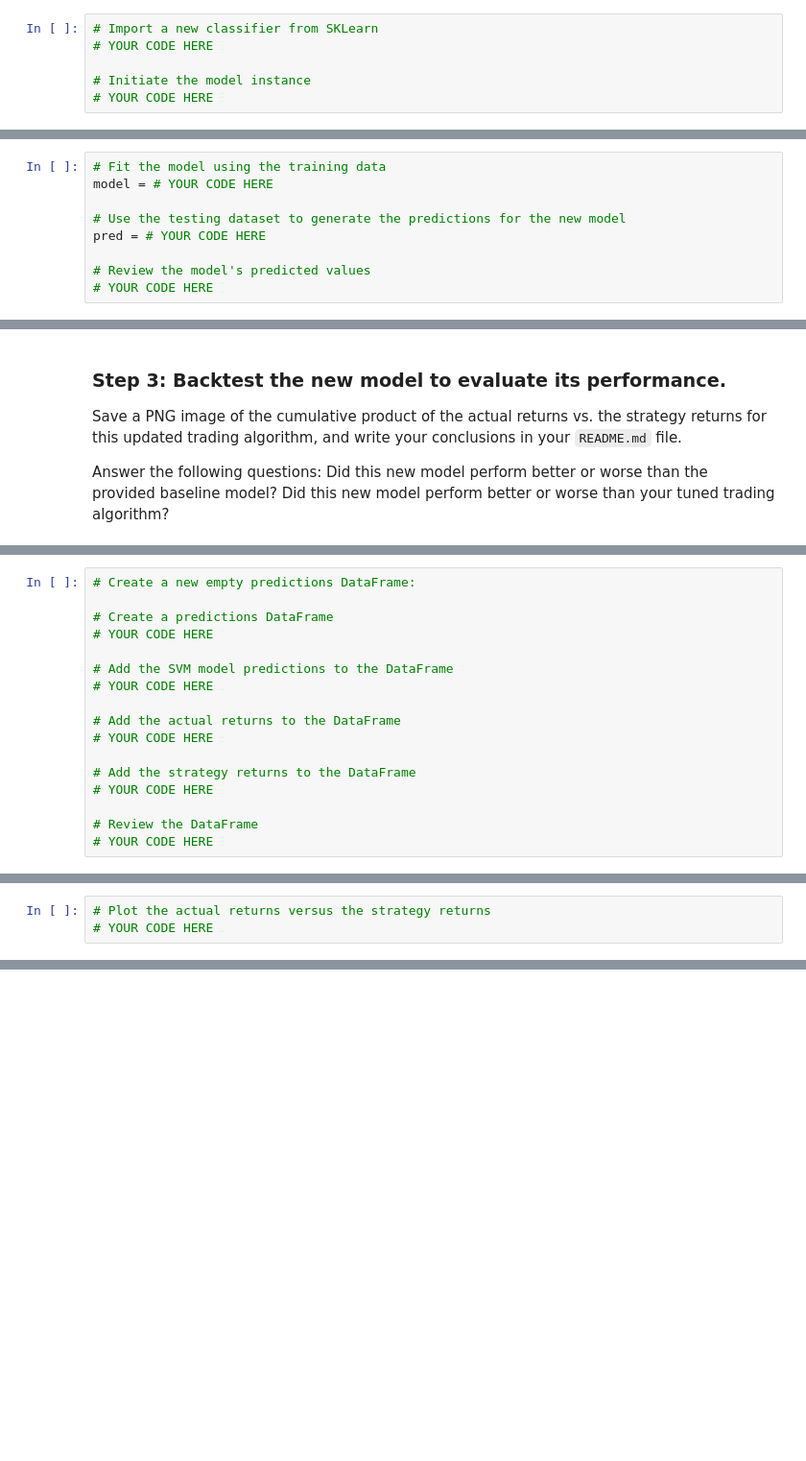
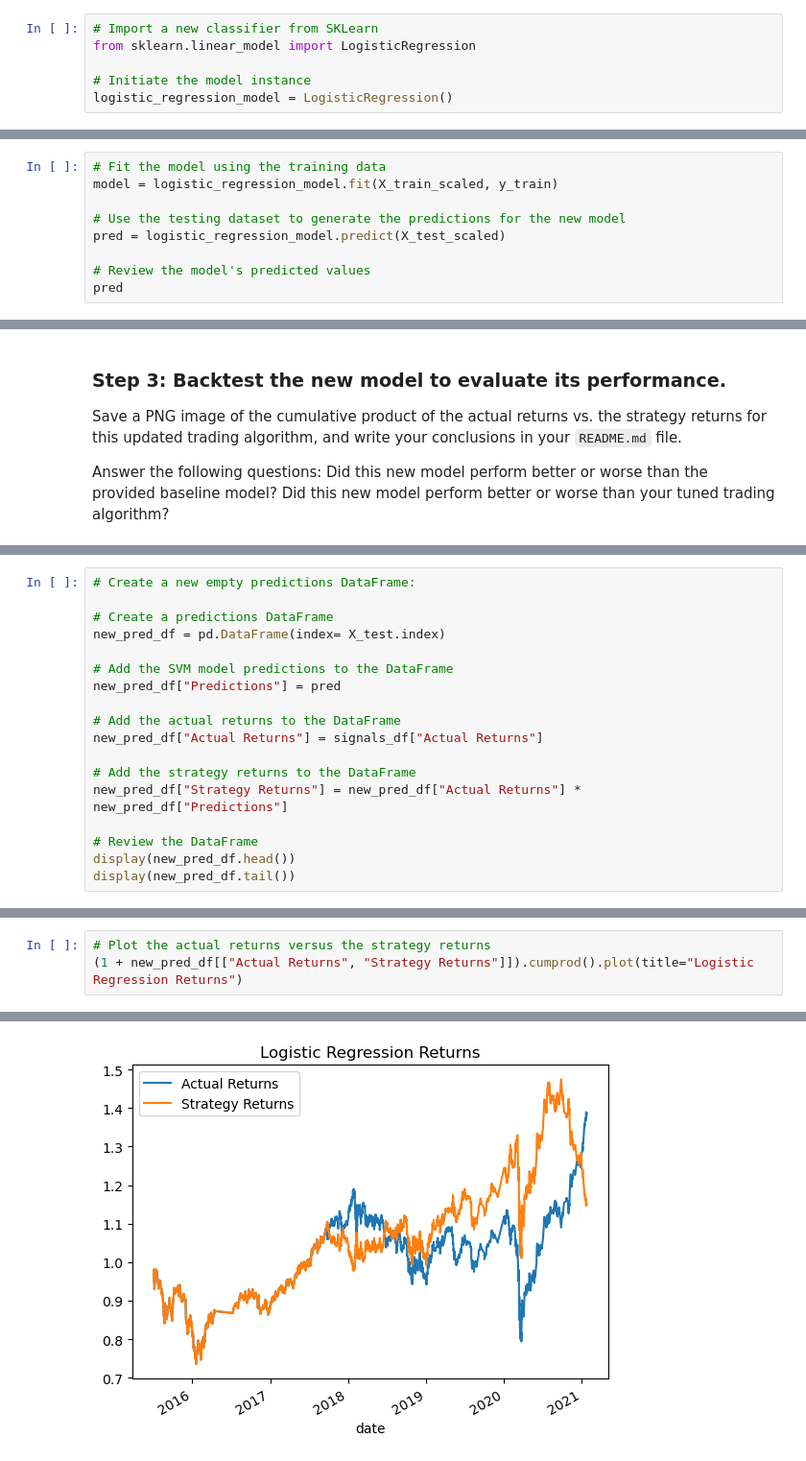
Before and after one commit to AnvithaChaluvadi/Machine-Learning-Trading-Bot_Module14Challenge, a Jupyter notebook: machine_learning_trading_bot.ipynb, the cells around one changed output, grey strips where cells are left out. Shown: that part at 96% size. Drawn from its saved outputs; the diff is of its cells as text; blank space fills up the shorter version.

```diff
--- a/machine_learning_trading_bot.ipynb
+++ b/machine_learning_trading_bot.ipynb
@@ -393,18 +422,18 @@ In this section, you’ll use the original parameters that the starter code prov
 ### Step 1:  Import a new classifier, such as `AdaBoost`, `DecisionTreeClassifier`, or `LogisticRegression`. (For the full list of classifiers, refer to the [Supervised learning page](https://scikit-learn.org/stable/supervised_learning.html) in the scikit-learn documentation.)
 # %%
 # Import a new classifier from SKLearn
-# YOUR CODE HERE
+from sklearn.linear_model import LogisticRegression
 
 # Initiate the model instance
-# YOUR CODE HERE
+logistic_regression_model = LogisticRegression()
 # %% [markdown]
 ### Step 2: Using the original training data as the baseline model, fit another model with the new classifier.
 # %%
 # Fit the model using the training data
-model = # YOUR CODE HERE
+model = logistic_regression_model.fit(X_train_scaled, y_train)
 
 # Use the testing dataset to generate the predictions for the new model
-pred = # YOUR CODE HERE
+pred = logistic_regression_model.predict(X_test_scaled)
 
 # Review the model's predicted values
-# YOUR CODE HERE
+pred
@@ -426,16 +466,17 @@ Did this new model perform better or worse than your tuned trading algorithm?
 # Create a new empty predictions DataFrame:
 
 # Create a predictions DataFrame
-# YOUR CODE HERE
+new_pred_df = pd.DataFrame(index= X_test.index)
 
 # Add the SVM model predictions to the DataFrame
-# YOUR CODE HERE
+new_pred_df["Predictions"] = pred
 
 # Add the actual returns to the DataFrame
-# YOUR CODE HERE
+new_pred_df["Actual Returns"] = signals_df["Actual Returns"]
 
 # Add the strategy returns to the DataFrame
-# YOUR CODE HERE
+new_pred_df["Strategy Returns"] = new_pred_df["Actual Returns"] * new_pred_df["Predictions"]
 
 # Review the DataFrame
-# YOUR CODE HERE
+display(new_pred_df.head())
+display(new_pred_df.tail())
@@ -442,3 +498,4 @@ Did this new model perform better or worse than your tuned trading algorithm?
 # %%
 # Plot the actual returns versus the strategy returns
-# YOUR CODE HERE
+(1 + new_pred_df[["Actual Returns", "Strategy Returns"]]).cumprod().plot(title="Logistic Regression Returns")
+# %% [output]
@@ -444,0 +503 @@ Did this new model perform better or worse than your tuned trading algorithm?
+[figure, added]
```
Also changed, not shown: parts of 9 cells of this notebook, 6 other files.
